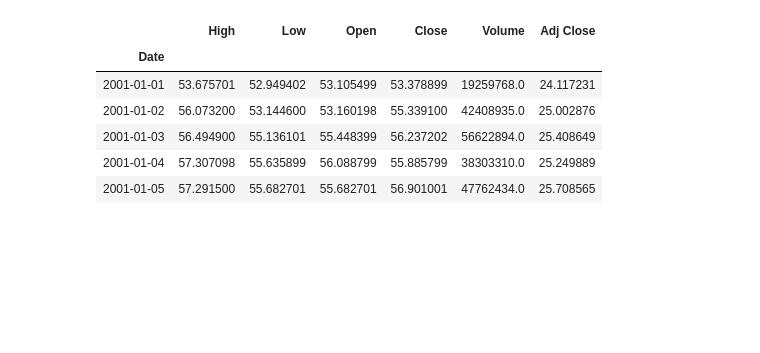
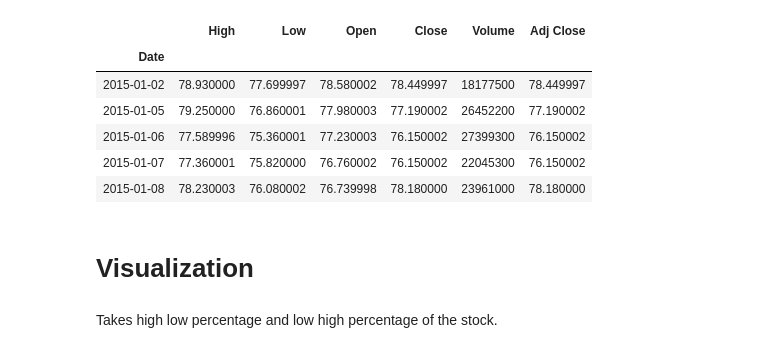
Before and after one commit to Andre-Williams22/Stock-Prediction, a Jupyter notebook: stock-prediction-models.ipynb, the cells around one changed output. Cells and saved outputs as stored; diff of their text form; code cells hidden in the pictures; blank space fills up the shorter version.

Commit message:
imports libraries and loads model

```diff
--- a/stock-prediction-models.ipynb
+++ b/stock-prediction-models.ipynb
@@ -1,17 +1,30 @@
 # %%
 import pandas as pd
+import numpy as np
 import datetime
 import pandas_datareader.data as web
 from pandas import Series, DataFrame
-start = datetime.datetime(2001, 1, 1)
-end = datetime.datetime(2019, 9, 11)
-df = web.DataReader("RELIANCE.NS", 'yahoo', start, end)
+import matplotlib.pyplot as plt
+import seaborn as sns
+sns.set()
+
+from sklearn.linear_model import Ridge
+from sklearn.ensemble import GradientBoostingRegressor
+from sklearn.preprocessing import MinMaxScaler
+
+start = datetime.datetime(2015, 1, 1)
+end = datetime.datetime(2019, 9, 19)
+df = web.DataReader("FB", 'yahoo', start, end)
 df.head()
 # %% [output]
 |  | High | Low | Open | Close | Volume | Adj Close |
 | Date |  |  |  |  |  |  |
-| 2001-01-01 | 53.675701 | 52.949402 | 53.105499 | 53.378899 | 19259768.0 | 24.117231 |
-| 2001-01-02 | 56.073200 | 53.144600 | 53.160198 | 55.339100 | 42408935.0 | 25.002876 |
-| 2001-01-03 | 56.494900 | 55.136101 | 55.448399 | 56.237202 | 56622894.0 | 25.408649 |
-| 2001-01-04 | 57.307098 | 55.635899 | 56.088799 | 55.885799 | 38303310.0 | 25.249889 |
-| 2001-01-05 | 57.291500 | 55.682701 | 55.682701 | 56.901001 | 47762434.0 | 25.708565 |
+| 2015-01-02 | 78.930000 | 77.699997 | 78.580002 | 78.449997 | 18177500 | 78.449997 |
+| 2015-01-05 | 79.250000 | 76.860001 | 77.980003 | 77.190002 | 26452200 | 77.190002 |
+| 2015-01-06 | 77.589996 | 75.360001 | 77.230003 | 76.150002 | 27399300 | 76.150002 |
+| 2015-01-07 | 77.360001 | 75.820000 | 76.760002 | 76.150002 | 22045300 | 76.150002 |
+| 2015-01-08 | 78.230003 | 76.080002 | 76.739998 | 78.180000 | 23961000 | 78.180000 |
+# %% [markdown]
+# Visualization
+# %% [markdown]
+Takes high low percentage and low high percentage of the stock.
```
Also changed, not shown: parts of 31 cells of this notebook.
